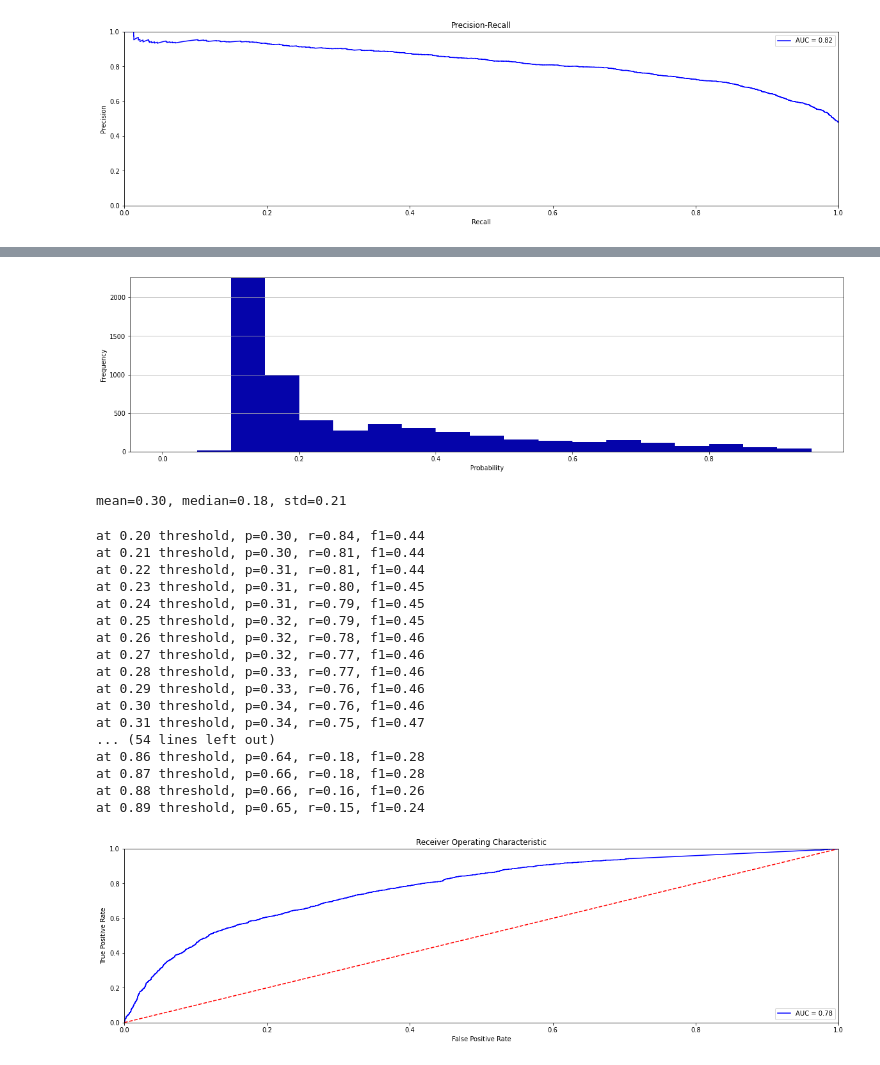
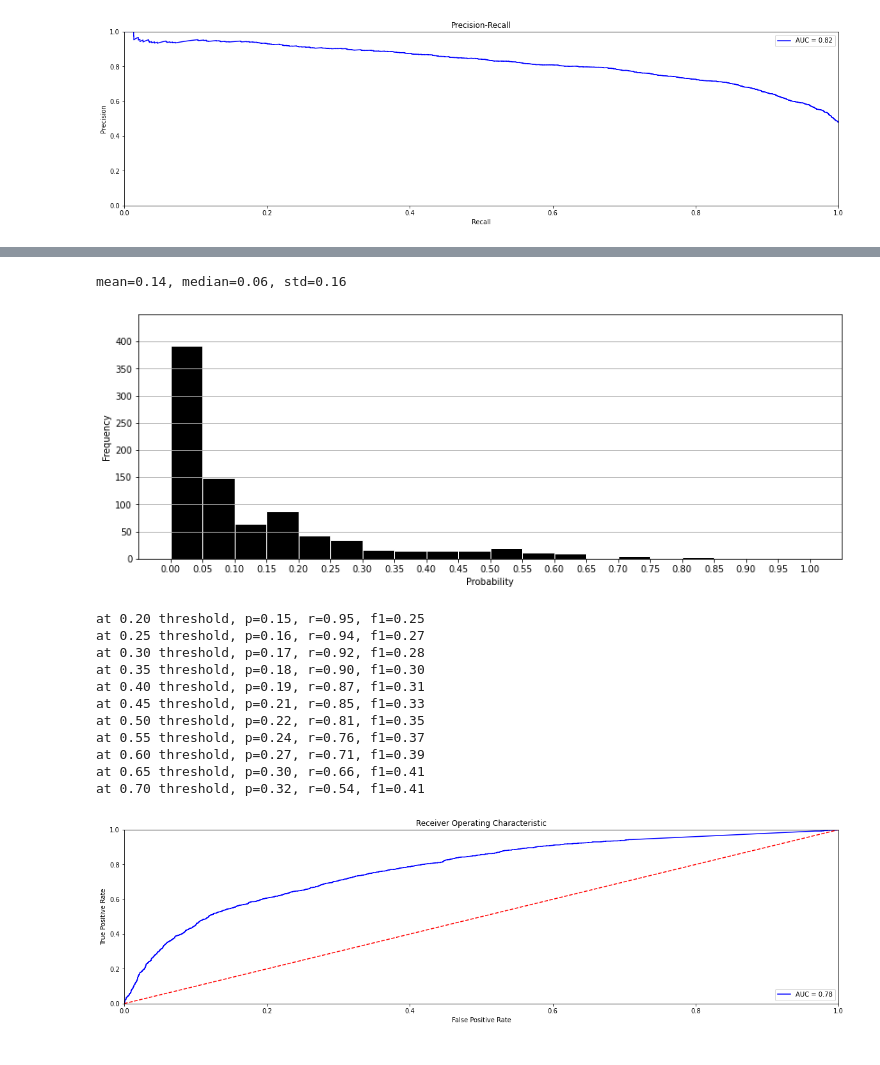
Before and after one commit to uw-swag/jit-bugpred, a Jupyter notebook: notebooks/jitgnn.ipynb, the cells around one changed output, grey strips where cells are left out. Drawn from its saved outputs; the diff is of its cells as text; code cells hidden in the pictures.

```diff
--- a/notebooks/jitgnn.ipynb
+++ b/notebooks/jitgnn.ipynb
@@ -1238,7 +1232,7 @@ plt.show()
 # %% [output]
 [figure]
 # %%
-df = pd.read_csv('../data/test_result_33.csv')
+df = pd.read_csv('../data/test_result_18.csv')
 df
 # %% [output]
 |  | Unnamed: 0 | y_true | y_score |
@@ -1257,3 +1251,5 @@ df
+# %%
+df = pd.concat([df[df['y_true'] == 1].sample(frac=0.15), df[df['y_true'] == 0]])
 # %%
 roc_auc_score(df['y_true'], df['y_score'])
 # %% [output]
@@ -1262,14 +1258,18 @@ roc_auc_score(df['y_true'], df['y_score'])
 buggy_df = df[df['y_true'] == 1]
 clean_df = df[df['y_true'] == 0]
 # %%
-plt.rcParams['figure.figsize'] = [20, 5]
-n, bins, patches = plt.hist(x=buggy_df['y_score'], bins=np.arange(0.0, 1.0, 0.05), color='#0504aa')
+plt.rcParams['figure.figsize'] = [14, 5]
+n, bins, patches = plt.hist(x=buggy_df['y_score'], bins=np.arange(0.0, 1.01, 0.05), color='black', ec='white')
 plt.grid(axis='y')
 plt.xlabel('Probability')
 plt.ylabel('Frequency')
 maxfreq = n.max()
-plt.ylim(ymax=np.ceil(maxfreq / 10) * 10 if maxfreq % 10 else maxfreq + 10)
-plt.show()
+# plt.ylim(ymax=np.ceil(maxfreq / 10 + 1) * 10 if maxfreq % 10 else maxfreq + 50)
+plt.ylim([0, 25])
+plt.xticks(np.arange(0, 1.01, 0.05))
+plt.yticks(np.arange(0, 25, 5))
+
+plt.savefig('openstack_jitgnn_buggy.png', dpi=300, bbox_inches='tight')
 
 agg = buggy_df['y_score'].agg(['mean', 'median', 'std'])
 print('mean={:.2f}, median={:.2f}, std={:.2f}'.format(agg['mean'], agg['median'], agg['std']))
@@ -1279,43 +1279,41 @@ mean=0.56, median=0.60, std=0.28
 # %%
-plt.rcParams['figure.figsize'] = [20, 5]
-n, bins, patches = plt.hist(x=clean_df['y_score'], bins=np.arange(0.0, 1.0, 0.05), color='#0504aa')
+plt.rcParams['figure.figsize'] = [14, 5]
+n, bins, patches = plt.hist(x=clean_df['y_score'], bins=np.arange(0.0, 1.01, 0.05), color='black', ec='white')
 plt.grid(axis='y')
 plt.xlabel('Probability')
 plt.ylabel('Frequency')
 maxfreq = n.max()
 plt.ylim(ymax=np.ceil(maxfreq / 10) * 10 if maxfreq % 10 else maxfreq + 10)
-plt.show()
+plt.ylim([0, 450])
+plt.xticks(np.arange(0, 1.01, 0.05))
+plt.yticks(np.arange(0, 450, 50))
+
+plt.savefig('openstack_jitgnn_clean.png', dpi=300, bbox_inches='tight')
 
 agg = clean_df['y_score'].agg(['mean', 'median', 'std'])
 print('mean={:.2f}, median={:.2f}, std={:.2f}'.format(agg['mean'], agg['median'], agg['std']))
 # %% [output]
+mean=0.14, median=0.06, std=0.16
-[figure, old version]
+[figure, new version]
-mean=0.30, median=0.18, std=0.21
 # %%
-bound = np.arange(0.20, 0.90, 0.01)
+bound = np.arange(0.20, 0.71, 0.05)
 
 for b in bound:
     pred = [1 if prob >= b else 0 for prob in df['y_score']]
     p, r, f1, _ = precision_recall_fscore_support(df['y_true'], pred, average='binary')
     print('at {:3.2f} threshold, p={:.2f}, r={:.2f}, f1={:.2f}'.format(b, p, r, f1))
 # %% [output]
-at 0.20 threshold, p=0.30, r=0.84, f1=0.44
-at 0.21 threshold, p=0.30, r=0.81, f1=0.44
-at 0.22 threshold, p=0.31, r=0.81, f1=0.44
-at 0.23 threshold, p=0.31, r=0.80, f1=0.45
-at 0.24 threshold, p=0.31, r=0.79, f1=0.45
-at 0.25 threshold, p=0.32, r=0.79, f1=0.45
-at 0.26 threshold, p=0.32, r=0.78, f1=0.46
-at 0.27 threshold, p=0.32, r=0.77, f1=0.46
-at 0.28 threshold, p=0.33, r=0.77, f1=0.46
-at 0.29 threshold, p=0.33, r=0.76, f1=0.46
-at 0.30 threshold, p=0.34, r=0.76, f1=0.46
-at 0.31 threshold, p=0.34, r=0.75, f1=0.47
-... (54 lines left out)
-at 0.86 threshold, p=0.64, r=0.18, f1=0.28
-at 0.87 threshold, p=0.66, r=0.18, f1=0.28
-at 0.88 threshold, p=0.66, r=0.16, f1=0.26
-at 0.89 threshold, p=0.65, r=0.15, f1=0.24
+at 0.20 threshold, p=0.15, r=0.95, f1=0.25
+at 0.25 threshold, p=0.16, r=0.94, f1=0.27
+at 0.30 threshold, p=0.17, r=0.92, f1=0.28
+at 0.35 threshold, p=0.18, r=0.90, f1=0.30
+at 0.40 threshold, p=0.19, r=0.87, f1=0.31
+at 0.45 threshold, p=0.21, r=0.85, f1=0.33
+at 0.50 threshold, p=0.22, r=0.81, f1=0.35
+at 0.55 threshold, p=0.24, r=0.76, f1=0.37
+at 0.60 threshold, p=0.27, r=0.71, f1=0.39
+at 0.65 threshold, p=0.30, r=0.66, f1=0.41
+at 0.70 threshold, p=0.32, r=0.54, f1=0.41
 # %%
 fpr, tpr, _ = roc_curve(df['y_true'], df['y_score'])
 
```
Also changed, not shown: parts of 27 cells of this notebook, 50 other files.
